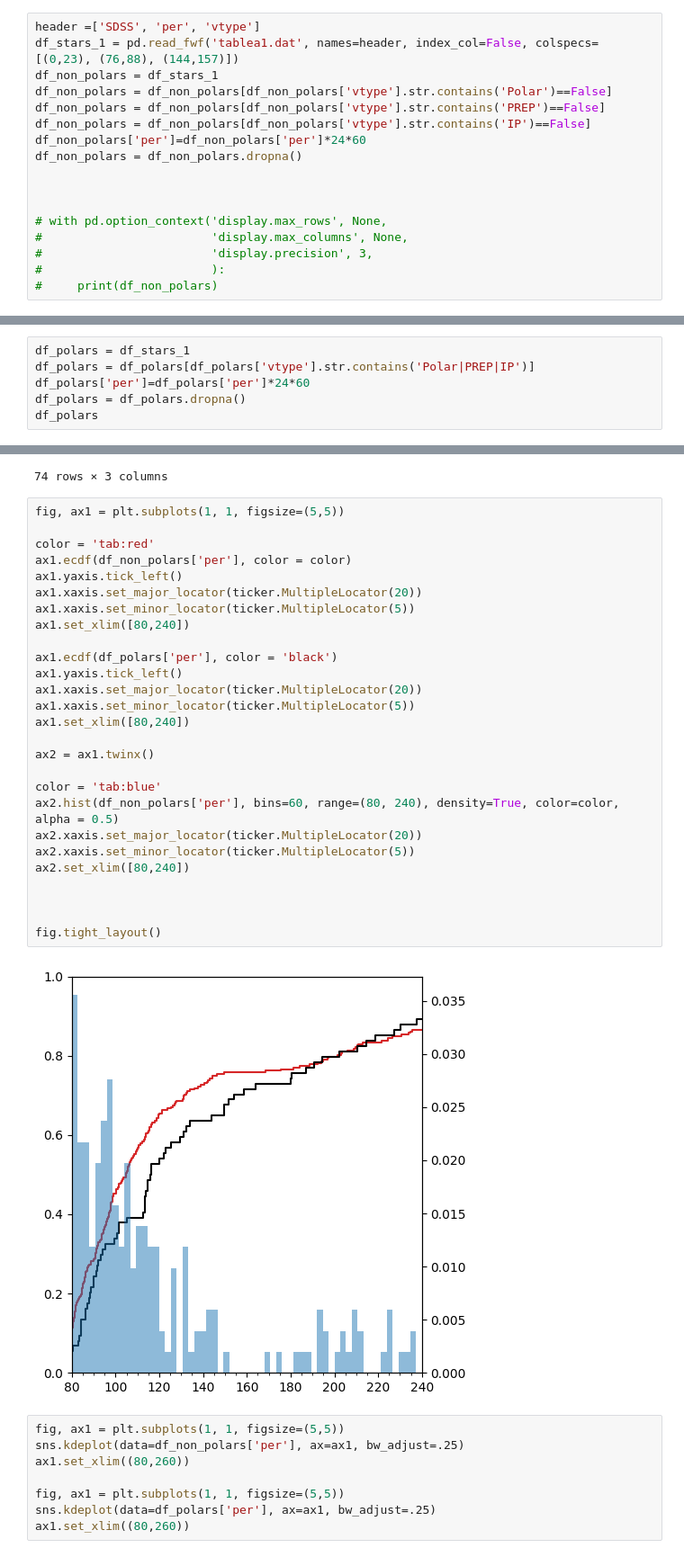
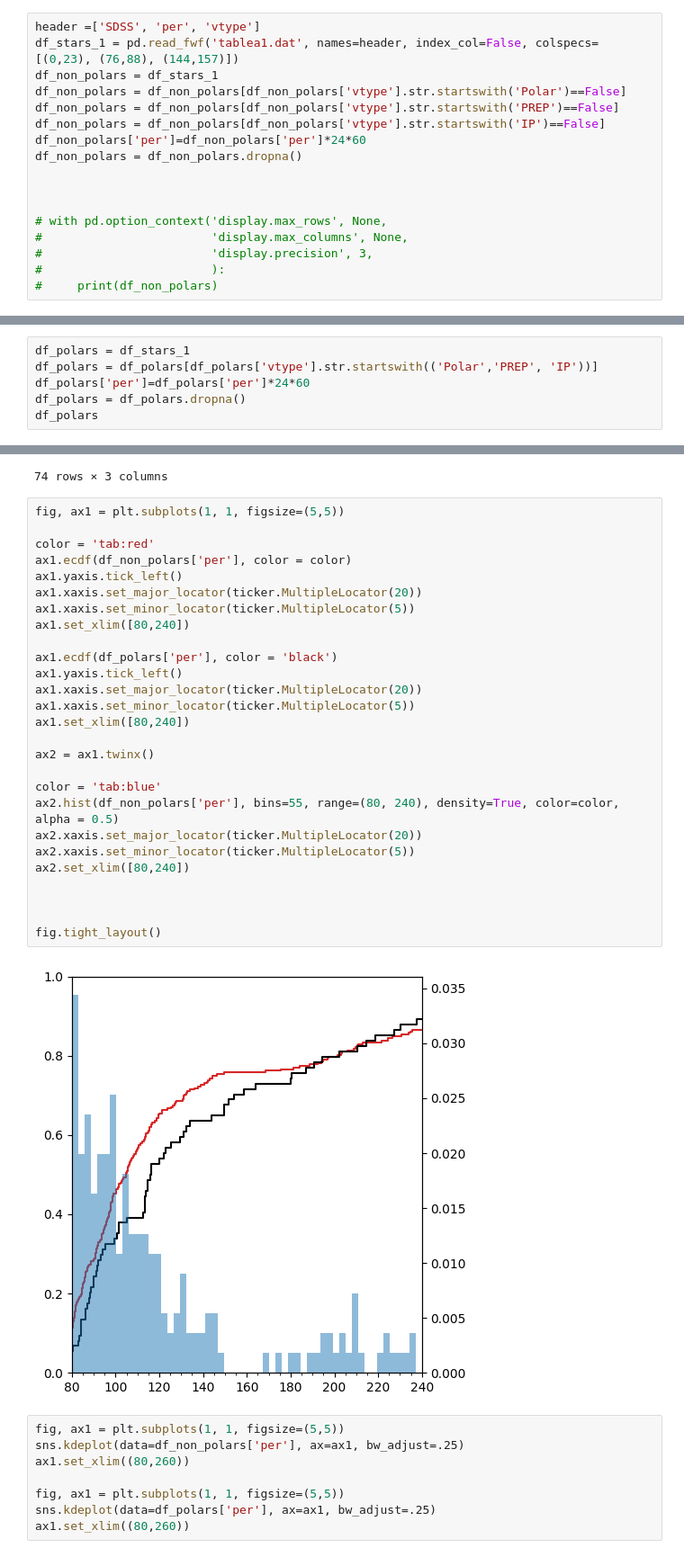
Before and after one commit to wknop/licencjat, a Jupyter notebook: notebook1.ipynb, the cells around one changed output, grey strips where cells are left out. Shown at 90% size. Saved outputs shown, nothing was run; the diff lists cells and outputs as text.

```diff
--- a/notebook1.ipynb
+++ b/notebook1.ipynb
@@ -37,9 +36,9 @@ with pd.option_context('display.max_rows', None,
 header =['SDSS', 'per', 'vtype']
 df_stars_1 = pd.read_fwf('tablea1.dat', names=header, index_col=False, colspecs=[(0,23), (76,88), (144,157)])
 df_non_polars = df_stars_1
-df_non_polars = df_non_polars[df_non_polars['vtype'].str.contains('Polar')==False]
-df_non_polars = df_non_polars[df_non_polars['vtype'].str.contains('PREP')==False]
-df_non_polars = df_non_polars[df_non_polars['vtype'].str.contains('IP')==False]
+df_non_polars = df_non_polars[df_non_polars['vtype'].str.startswith('Polar')==False]
+df_non_polars = df_non_polars[df_non_polars['vtype'].str.startswith('PREP')==False]
+df_non_polars = df_non_polars[df_non_polars['vtype'].str.startswith('IP')==False]
 df_non_polars['per']=df_non_polars['per']*24*60
 df_non_polars = df_non_polars.dropna()
 
@@ -68,7 +67,7 @@ df_non_polars
 252 rows × 3 columns
 # %%
 df_polars = df_stars_1
-df_polars = df_polars[df_polars['vtype'].str.contains('Polar|PREP|IP')]
+df_polars = df_polars[df_polars['vtype'].str.startswith(('Polar','PREP', 'IP'))]
 df_polars['per']=df_polars['per']*24*60
 df_polars = df_polars.dropna()
 df_polars
@@ -94,32 +93,32 @@ See the caveats in the documentation: https://pandas.pydata.org/pandas-docs/stab
 # %%
 fig, ax1 = plt.subplots(1, 1, figsize=(5,5))
 
 color = 'tab:red'
 ax1.ecdf(df_non_polars['per'], color = color)
 ax1.yaxis.tick_left()
 ax1.xaxis.set_major_locator(ticker.MultipleLocator(20))
 ax1.xaxis.set_minor_locator(ticker.MultipleLocator(5))
 ax1.set_xlim([80,240])
 
 ax1.ecdf(df_polars['per'], color = 'black')
 ax1.yaxis.tick_left()
 ax1.xaxis.set_major_locator(ticker.MultipleLocator(20))
 ax1.xaxis.set_minor_locator(ticker.MultipleLocator(5))
 ax1.set_xlim([80,240])
 
 ax2 = ax1.twinx()
 
 color = 'tab:blue'
-ax2.hist(df_non_polars['per'], bins=60, range=(80, 240), density=True, color=color, alpha = 0.5)
+ax2.hist(df_non_polars['per'], bins=55, range=(80, 240), density=True, color=color, alpha = 0.5)
 ax2.xaxis.set_major_locator(ticker.MultipleLocator(20))
 ax2.xaxis.set_minor_locator(ticker.MultipleLocator(5))
 ax2.set_xlim([80,240])
 
 
 
 fig.tight_layout()
 # %% [output]
-[figure, old version]
+[figure, new version]
 # %%
 fig, ax1 = plt.subplots(1, 1, figsize=(5,5))
 sns.kdeplot(data=df_non_polars['per'], ax=ax1, bw_adjust=.25)
```
Also changed, not shown: parts of 4 cells of this notebook.
